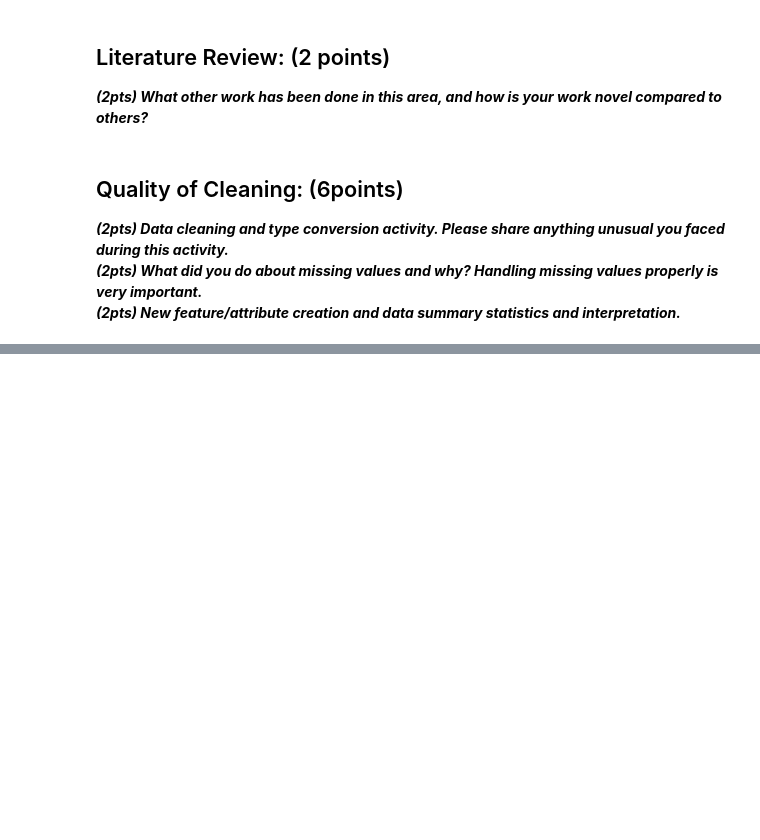
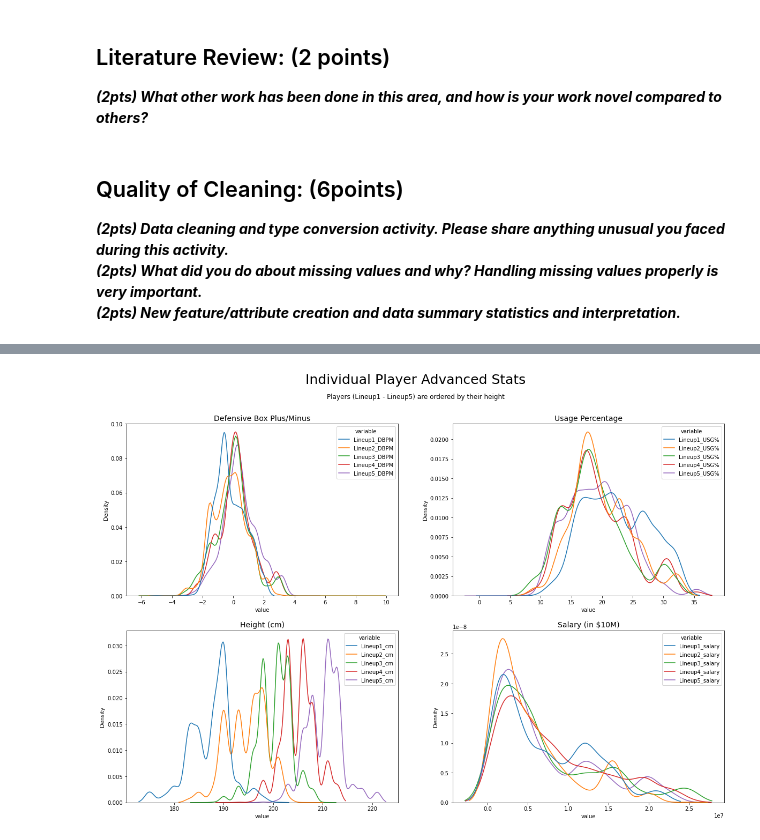
Before and after one commit to BrianMillerS/ultimate_nba_5-player_lineup, a Jupyter notebook: Bball_production.ipynb, the cells around one changed output, grey strips where cells are left out. Drawn from its saved outputs; the diff is of its cells as text; code cells hidden in the pictures; blank space fills up the shorter version.

```diff
--- a/Bball_production.ipynb
+++ b/Bball_production.ipynb
@@ -177,0 +425,37 @@ sns.violinplot()
+# %%
+# I have chosen four NBA statistics that I think are useful to demonstrate the differences and trends between
+# the five players on a given lineup
+
+# melt the dfs into a format that sns can use for visualizations
+den_df_dbpm = melt_df(df_lineups_playerStats, id_cols=['Season', 'Lineup', 'Home','TotalPossessions'], col_substr='DBPM')
+den_df_usg = melt_df(df_lineups_playerStats, id_cols=['Season', 'Lineup', 'Home','TotalPossessions'], col_substr='USG%')
+den_df_cm = melt_df(df_lineups_playerStats, id_cols=['Season', 'Lineup', 'Home','TotalPossessions'], col_substr='_cm')
+den_df_salary = melt_df(df_lineups_playerStats, id_cols=['Season', 'Lineup', 'Home','TotalPossessions'], col_substr='_salary')
+
+# Create a 2 by 2 grid of plots
+fig, axes = plt.subplots(nrows=2, ncols=2, figsize=(20, 13))
+
+# make the density plots
+sns.kdeplot(data=den_df_dbpm, x='value', hue='variable', weights='TotalPossessions', bw_adjust=1, ax=axes[0, 0])
+axes[0, 0].set_title('Defensive Box Plus/Minus', fontsize=14)
+sns.kdeplot(data=den_df_usg, x='value', hue='variable', weights='TotalPossessions', bw_adjust=1, ax=axes[0, 1])
+axes[0, 1].set_title('Usage Percentage', fontsize=14)
+sns.kdeplot(data=den_df_cm, x='value', hue='variable', weights='TotalPossessions', bw_adjust=1, ax=axes[1, 0])
+axes[1, 0].set_title('Height (cm)', fontsize=14)
+sns.kdeplot(data=den_df_salary, x='value', hue='variable', weights='TotalPossessions', bw_adjust=1, ax=axes[1, 1])
+axes[1, 1].set_title('Salary (in $10M)', fontsize=14)
+
+# Set the title for the whole figure, and a subtitle
+fig.suptitle("Individual Player Advanced Stats", fontsize=25)
+fig.text(0.5, 0.93, "Players (Lineup1 - Lineup5) are ordered by their height", ha='center', fontsize=12)
+
+# Display the figure
+plt.show()
+
+# DBPM (Defensive Box Plus/Minus)
+# Measures the difference per 100 possessions in points allowed with a player on the court versus off the court
+
+# USG% (Usage Percentage)
+# An estimate of the percentage of team plays used by a player while they were on the floor
+# %% [output]
+[figure, added]
```
Also changed, not shown: parts of 20 cells of this notebook, 1 other file.
